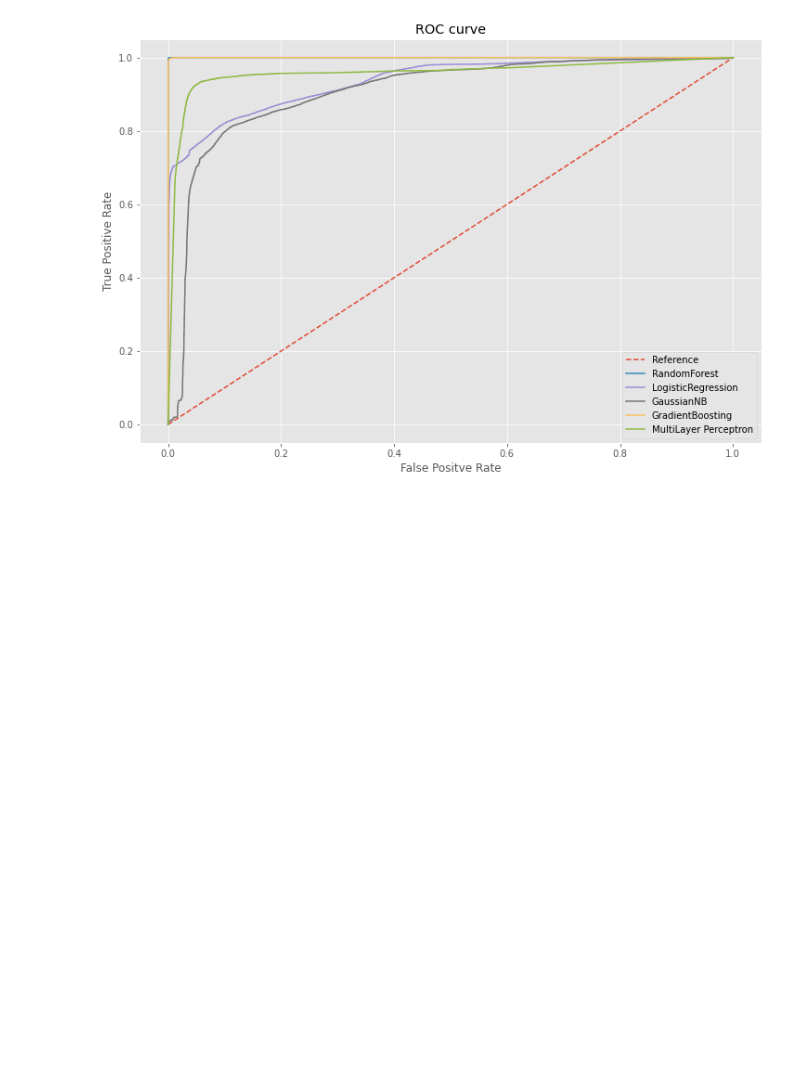
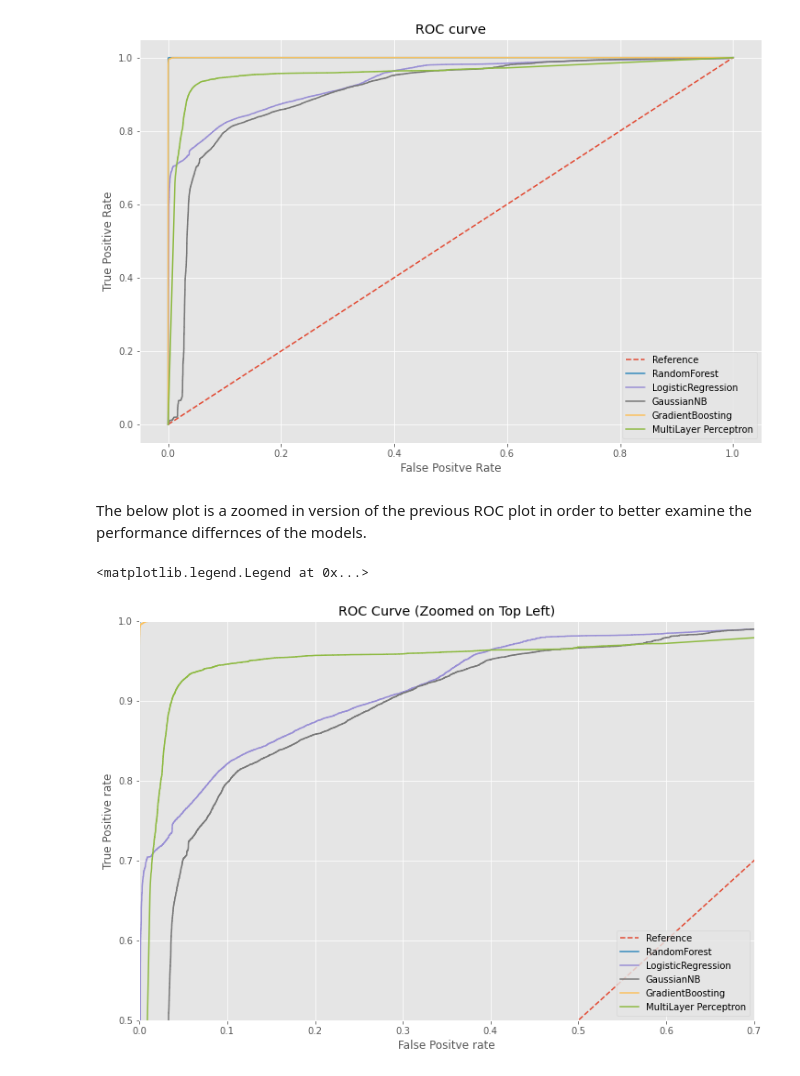
Before and after one commit to jboyce95/network-security, a Jupyter notebook: ML_Network-Security.ipynb, the cells around one changed output. Drawn from its saved outputs; the diff is of its cells as text; code cells hidden in the pictures; blank space fills up the shorter version.

```diff
--- a/ML_Network-Security.ipynb
+++ b/ML_Network-Security.ipynb
@@ -744,3 +748,23 @@ GradientBoosting AUC:  0.9999496679304696
 MultiLayer Perceptron AUC:  0.957698217514592
 <matplotlib.legend.Legend at 0x...>
 [figure]
+# %% [markdown]
+The below plot is a zoomed in version of the previous ROC plot in order to better examine the performance differnces of the models.
+# %%
+fig,ax = plt.subplots(figsize=(12,8))
+ax.plot(ns_fpr, ns_tpr, linestyle= '--', label= 'Reference')
+ax.plot(rf_fpr, rf_tpr, linestyle= '-', label= 'RandomForest')
+# ax.plot(svm_fpr, svm_tpr, linestyle= '-', label= 'SupportVectorMachine')
+ax.plot(lr_fpr, lr_tpr, linestyle='-', label= 'LogisticRegression')
+ax.plot(nb_fpr, nb_tpr, linestyle='-', label= 'GaussianNB')
+ax.plot(gb_fpr, gb_tpr, linestyle='-', label= 'GradientBoosting')
+ax.plot(mlp_fpr, mlp_tpr, linestyle='-', label= 'MultiLayer Perceptron')
+plt.xlabel('False Positve rate')
+plt.ylabel('True Positive rate')
+plt.title('ROC Curve (Zoomed on Top Left)')
+plt.xlim([0,0.7])
+plt.ylim([0.5,1])
+ax.legend(loc="lower right")
+# %% [output]
+<matplotlib.legend.Legend at 0x...>
+[figure, added]
```
Also changed, not shown: parts of 30 cells of this notebook.
